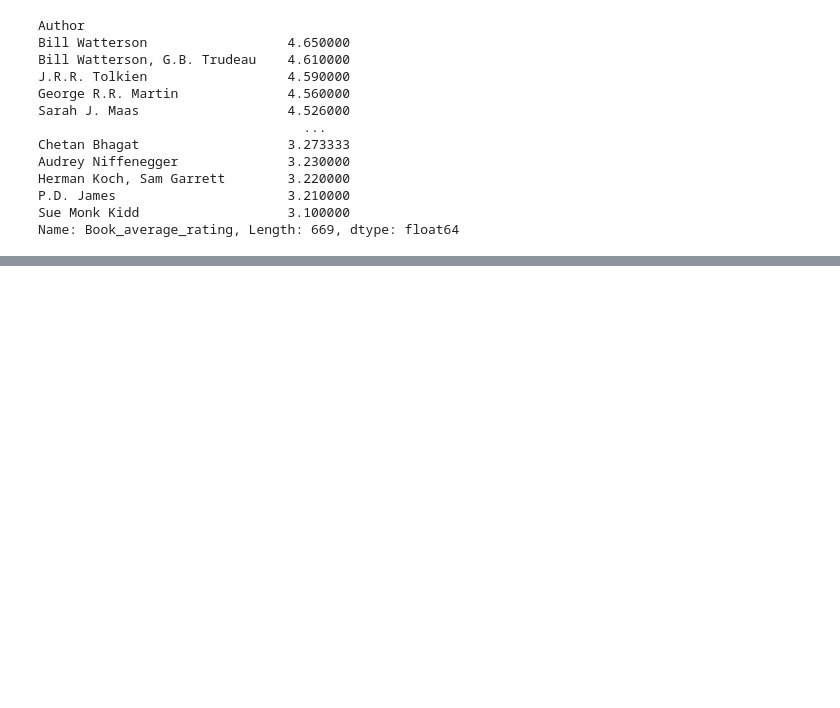
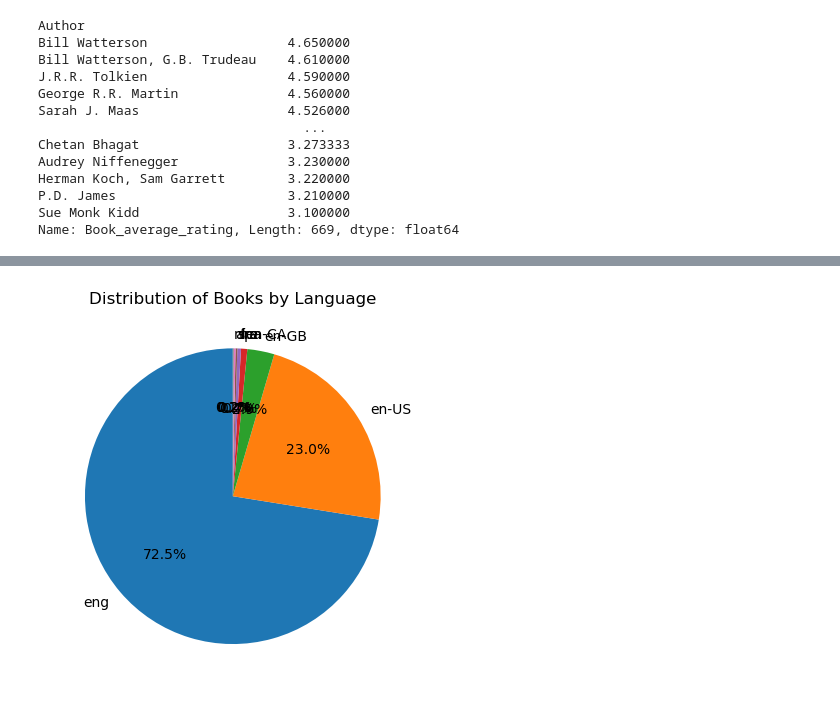
Before and after one commit to Rifqi-Setiawan/book-sales-analysis, a Jupyter notebook: EDA_Books_Data.ipynb, the cells around one changed output, grey strips where cells are left out. Saved outputs shown, nothing was run; the diff lists cells and outputs as text; code cells hidden in the pictures; blank space fills up the shorter version.

```diff
--- a/EDA_Books_Data.ipynb
+++ b/EDA_Books_Data.ipynb
@@ -124,0 +122,8 @@ dtype: int64
+# %%
+language_counts = df["language_code"].value_counts()
+# %%
+plt.pie(language_counts, labels=language_counts.index, startangle=90 , autopct='%1.1f%%')
+plt.title('Distribution of Books by Language')
+plt.show()
+# %% [output]
+[figure, added]
```
Also changed, not shown: parts of 6 cells of this notebook.
